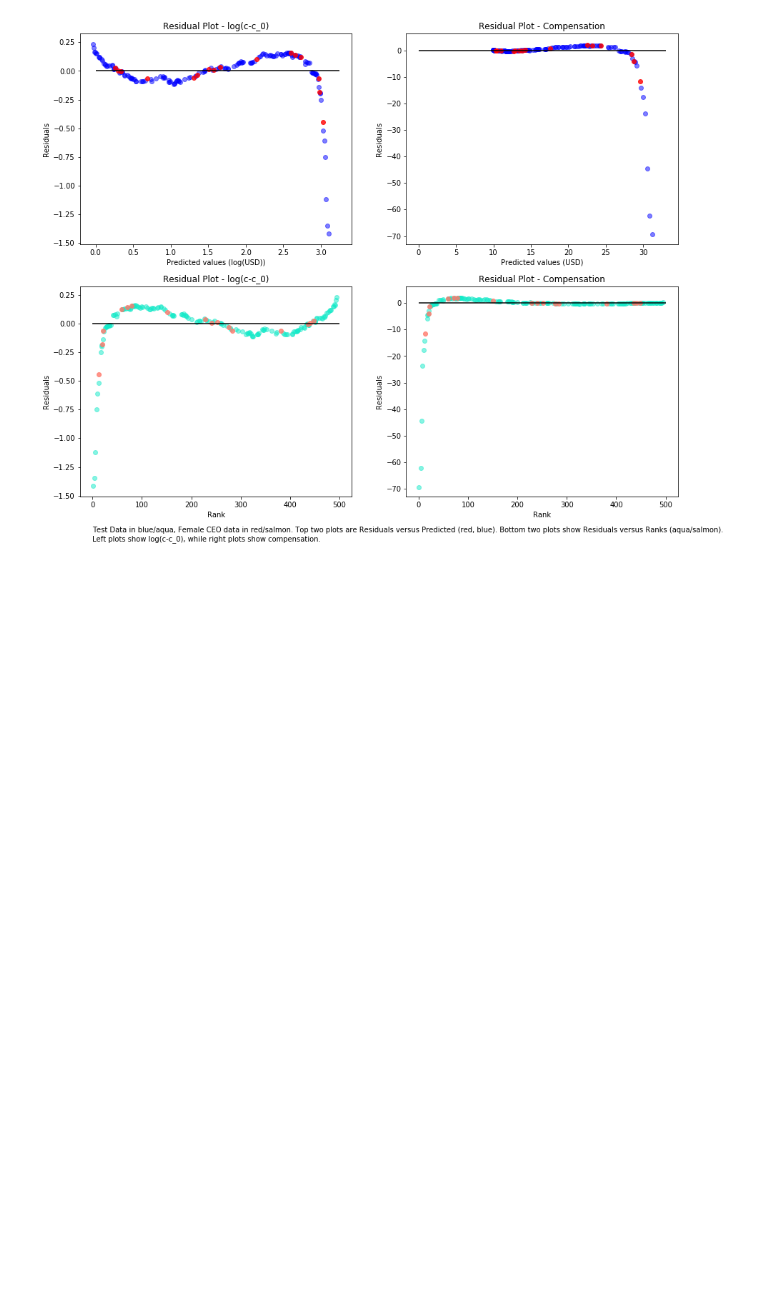
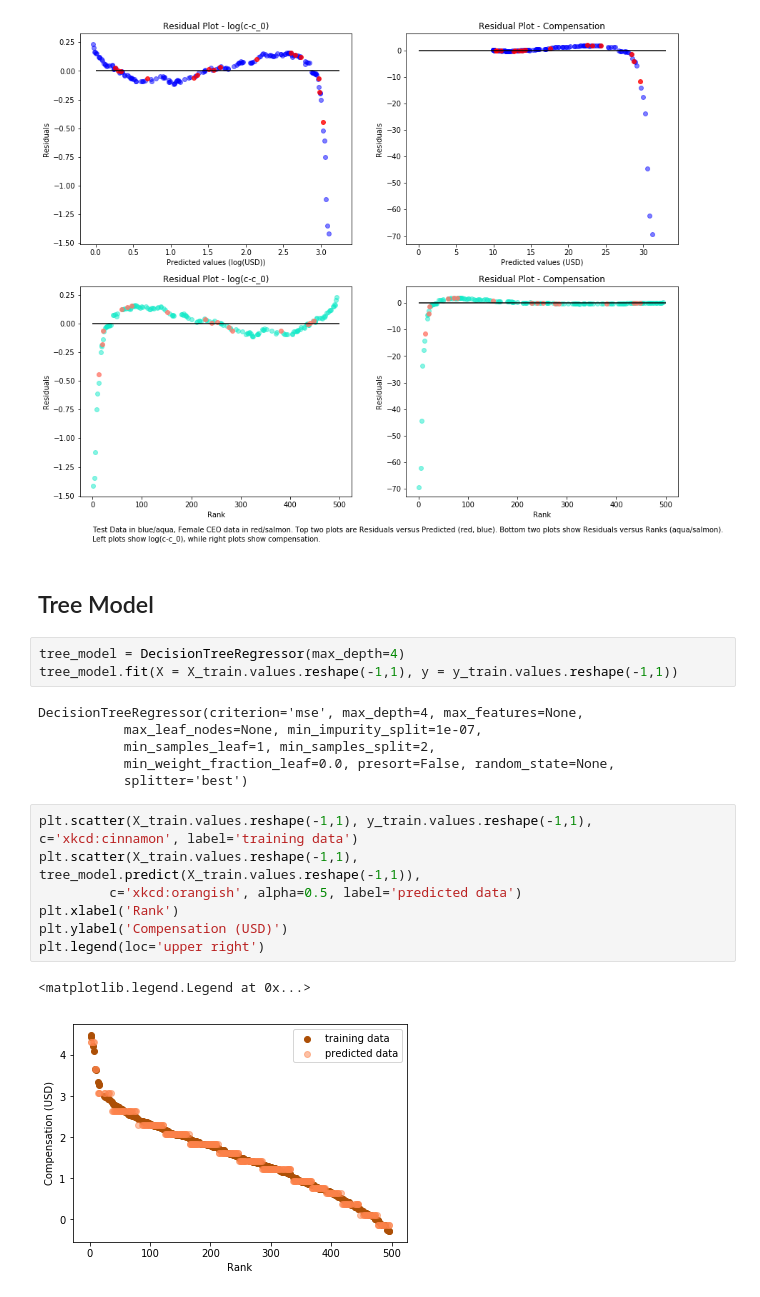
Before and after one commit to kaumaron/Data_Science, a Jupyter notebook: CEO_Compensation/CEO_Compensation.ipynb, the cells around one changed output. Saved outputs shown, nothing was run; the diff lists cells and outputs as text; blank space fills up the shorter version.

Commit message:
Added Tree Model to ipynb

```diff
--- a/CEO_Compensation/CEO_Compensation.ipynb
+++ b/CEO_Compensation/CEO_Compensation.ipynb
@@ -548,3 +552,24 @@ plt.title('Residual Plot - Compensation')
 # %% [output]
 <matplotlib.text.Text at 0x...>
 [figure]
+# %% [markdown]
+## Tree Model
+# %%
+tree_model = DecisionTreeRegressor(max_depth=4)
+tree_model.fit(X = X_train.values.reshape(-1,1), y = y_train.values.reshape(-1,1))
+# %% [output]
+DecisionTreeRegressor(criterion='mse', max_depth=4, max_features=None,
+           max_leaf_nodes=None, min_impurity_split=1e-07,
+           min_samples_leaf=1, min_samples_split=2,
+           min_weight_fraction_leaf=0.0, presort=False, random_state=None,
+           splitter='best')
+# %%
+plt.scatter(X_train.values.reshape(-1,1), y_train.values.reshape(-1,1), c='xkcd:cinnamon', label='training data')
+plt.scatter(X_train.values.reshape(-1,1), tree_model.predict(X_train.values.reshape(-1,1)),
+         c='xkcd:orangish', alpha=0.5, label='predicted data')
+plt.xlabel('Rank')
+plt.ylabel('Compensation (USD)')
+plt.legend(loc='upper right')
+# %% [output]
+<matplotlib.legend.Legend at 0x...>
+[figure, added]
```
Also changed, not shown: parts of 2 cells of this notebook.
